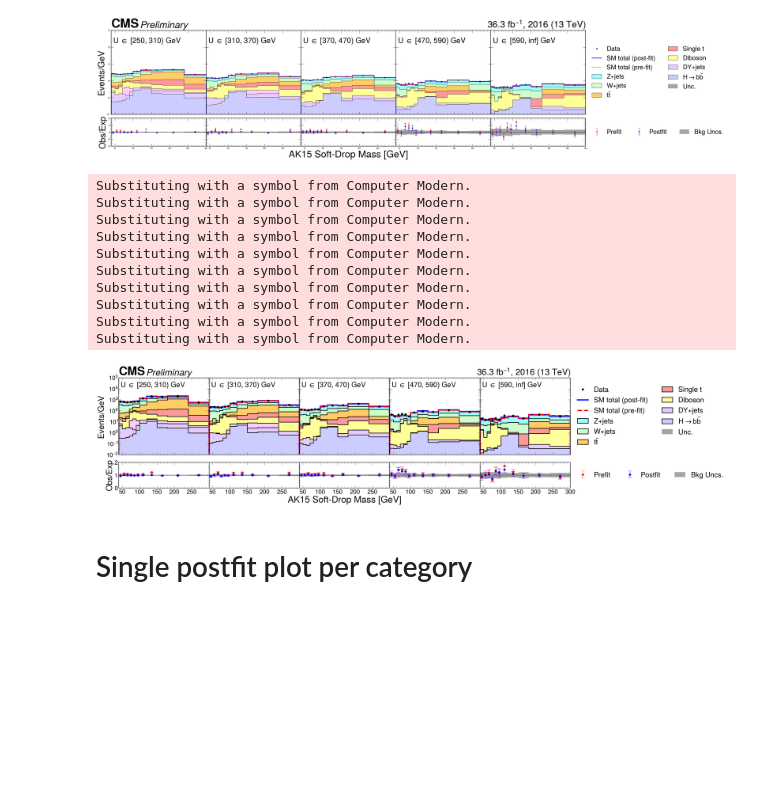
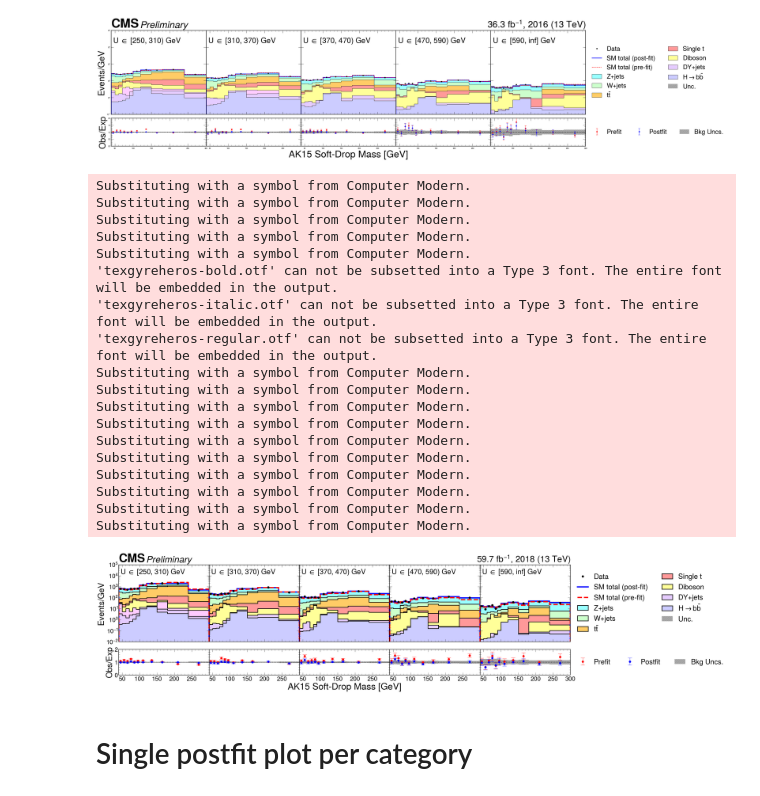
Before and after one commit to mcremone/decaf, a Jupyter notebook: analysis/notebooks/darkhiggs-postfit-with-uncertainties.ipynb, the cells around one changed output. Drawn from its saved outputs; the diff is of its cells as text; code cells hidden in the pictures; blank space fills up the shorter version.

Commit message:
new sr postfit plots

```diff
--- a/analysis/notebooks/darkhiggs-postfit-with-uncertainties.ipynb
+++ b/analysis/notebooks/darkhiggs-postfit-with-uncertainties.ipynb
@@ -829,44 +829,52 @@ def plot_postfit(f, region, year, processes40to120, processes120to300, saveplot=
 
         os.system('mkdir -p ../plots/darkhiggs/postfit/'+year+'/')
         plot_path = os.path.abspath('../plots/darkhiggs/postfit/'+year+'/')
-        plot_name = 'sr_pass'+year+'.png'
+        plot_name = 'sr_pass'+year+'.pdf'
 
     if saveplot:
         fig.savefig(os.path.join(plot_path, plot_name))
 # %%
 saveplot = True
 
-year = '2016'
+year = '2018'
 
 lumis = { #Values from https://twiki.cern.ch/twiki/bin/viewauth/CMS/PdmVAnalysisSummaryTable
         '2016': "36.3",
         '2017': "41.5",
         '2018': "59.7"
     }
 lumi=lumis[year]
 
 f = up.open("../hists/darkhiggs.postfit")
 
 processes40to120 = ['hbbMC', 'dyjetsMC', 'qcdMC', 'vvMC', 'stMC', 'ttMC', 'ttMC', 'wjets', 'wjetsMC', 'zjets', 'zjetsMC']
 processes120to300 = ['hbbMC', 'dyjetsMC', 'qcdMC', 'vvMC', 'stMC', 'tt',  'ttMC', 'wjets', 'wjetsMC', 'zjets', 'zjetsMC']
 
 plot_postfit(f, 'sr', year, processes40to120, processes120to300, saveplot)
 #plot_postfit(f, 'wecr', year, processes40to120, processes120to300, saveplot)
 #plot_postfit(f, 'wmcr', year, processes40to120, processes120to300, saveplot)
 #plot_postfit(f, 'tecr', year, processes40to120, processes120to300, saveplot)
 #plot_postfit(f, 'tmcr', year, processes40to120, processes120to300, saveplot)
 # %% [output]
+Substituting with a symbol from Computer Modern.
+Substituting with a symbol from Computer Modern.
+Substituting with a symbol from Computer Modern.
+Substituting with a symbol from Computer Modern.
+Substituting with a symbol from Computer Modern.
+'texgyreheros-bold.otf' can not be subsetted into a Type 3 font. The entire font will be embedded in the output.
+'texgyreheros-italic.otf' can not be subsetted into a Type 3 font. The entire font will be embedded in the output.
+'texgyreheros-regular.otf' can not be subsetted into a Type 3 font. The entire font will be embedded in the output.
 Substituting with a symbol from Computer Modern.
 Substituting with a symbol from Computer Modern.
 Substituting with a symbol from Computer Modern.
 Substituting with a symbol from Computer Modern.
 Substituting with a symbol from Computer Modern.
 Substituting with a symbol from Computer Modern.
 Substituting with a symbol from Computer Modern.
 Substituting with a symbol from Computer Modern.
 Substituting with a symbol from Computer Modern.
 Substituting with a symbol from Computer Modern.
-[figure, old version]
+[figure, new version]
 # %% [markdown]
 # Single postfit plot per category
 # %% [markdown]
```
Also changed, not shown: 1 other file.
